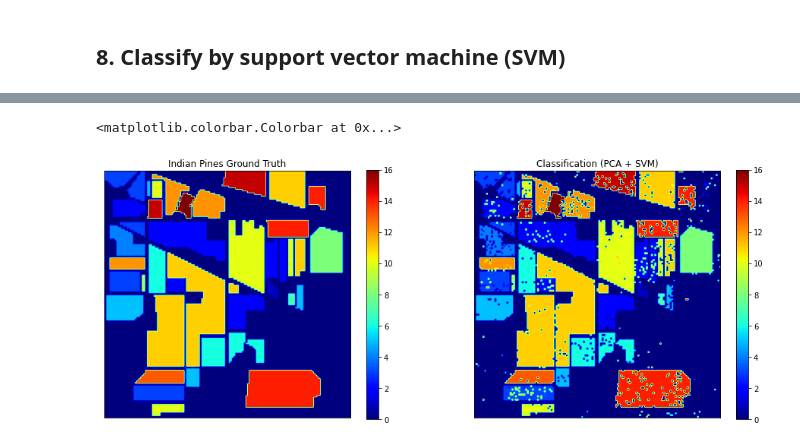
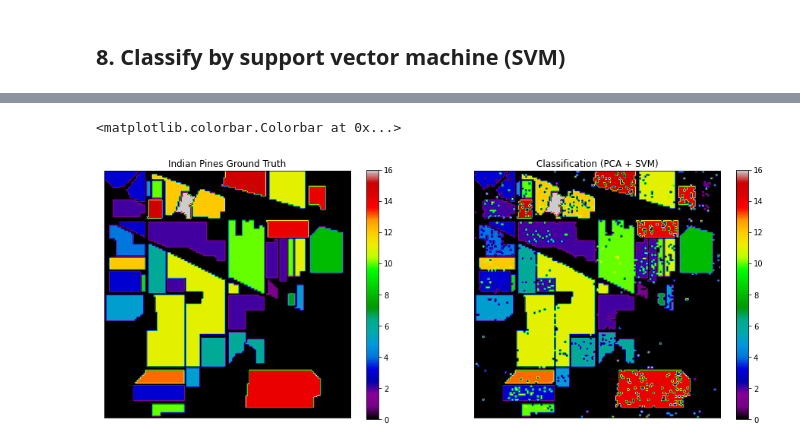
Before and after one commit to LipeBuiles/Hyperspectral-Remote-Sensing-Scenes, a Jupyter notebook: Hyperspectral Remote Sensing Scenes.ipynb, the cells around one changed output, grey strips where cells are left out. Cells and saved outputs as stored; diff of their text form; code cells hidden in the pictures.

```diff
--- a/Hyperspectral Remote Sensing Scenes.ipynb
+++ b/Hyperspectral Remote Sensing Scenes.ipynb
@@ -189,2 +206,9 @@ Size Indian Pines Ground truth: (21025,)
 # %% [markdown]
 ## **7. Dimensionality Reduction (PCA)**
+# %%
+%%time
+def method_PCA(n_components):
+  pca = PCA(n_components = n_components)
+  principalComponents = pca.fit_transform(dataset_correct)
+  return principalComponents
+  #print(f"Size Indian Pines Correct Reduced: {principalComponents.shape}")
@@ -191,9 +218,7 @@ Size Indian Pines Ground truth: (21025,)
 # %%
-# Implementation of reduction with PCA
 print("Enter the band number of the image you want to reduce (the number must be less than 199): ")
 n_components = int(input())
-pca = PCA(n_components = n_components)
-principalComponents = pca.fit_transform(dataset_correct)
+principalComponents = method_PCA(n_components)
 print(f"Size Indian Pines Correct Reduced: {principalComponents.shape}")
 # %% [output]
 Enter the band number of the image you want to reduce (the number must be less than 199):
@@ -248,0 +274,18 @@ dataset_correct_train.shape, dataset_correct_test.shape
+# %%
+# Select a classifier
+k = input("Enter a classifier:\nrbf = 1\nlinear = 2\npoly = 3\nsigmoid = 4\n")
+def classifier(k):
+  if k == "1":
+    k = "rbf"
+  else:
+    if k == "2":
+      k = "linear"
+    else:
+      if k == "3":
+        k = "poly"
+      else:
+        if k == "4":
+          k = "sigmoid"
+        else:
+          print("Select the correct option:")
+  return k
@@ -249,5 +299,7 @@ dataset_correct_train.shape, dataset_correct_test.shape
 # %%
-# Implementing support vector machine (SVM)using RBF
-svm = SVC(kernel='rbf', degree = 10, gamma='scale', cache_size=1024*7)
+# Implementing support vector machine (SVM) using a classifier
+%%time
+k = classifier(k)
+svm = SVC(kernel=k, degree = 10, gamma='scale', cache_size=1024*7)
 svm.fit(dataset_correct_train, dataset_gt_train)
 # %% [output]
@@ -269,23 +319,24 @@ for i in tqdm(range(len(indices_test))):
     clmap[indices_test[i]] = pre[i]
 # %%
 # Displaying the "Indian Pines Ground Truth" and "Indian Pines PCA + SVM"
+dataset_correct, dataset_gt = dataset(correct, gt)
 plt.rcParams['figure.figsize'] = [16, 9]
 plt.subplot(1,2,1)
-plt.imshow(dataset_gt1, cmap='jet')
+plt.imshow(dataset_gt, cmap='nipy_spectral')
 plt.xticks([])
 plt.yticks([])
 plt.title('Indian Pines Ground Truth')
 plt.colorbar(shrink=0.671)
 
 plt.subplot(1,2,2)
-plt.imshow(np.array(clmap).reshape((145, 145)), cmap='jet')
+plt.imshow(np.array(clmap).reshape((145, 145)), cmap='nipy_spectral')
 plt.xticks([])
 plt.yticks([])
 plt.title('Classification (PCA + SVM)')
 plt.colorbar(shrink=0.671)
 # %% [output]
 <matplotlib.colorbar.Colorbar at 0x...>
-[figure, old version]
+[figure, new version]
 # %%
 print('Classification report:\n',classification_report(dataset_gt_test,dataset_gt_pred))
 # %% [output]
```
Also changed, not shown: parts of 20 cells of this notebook.
